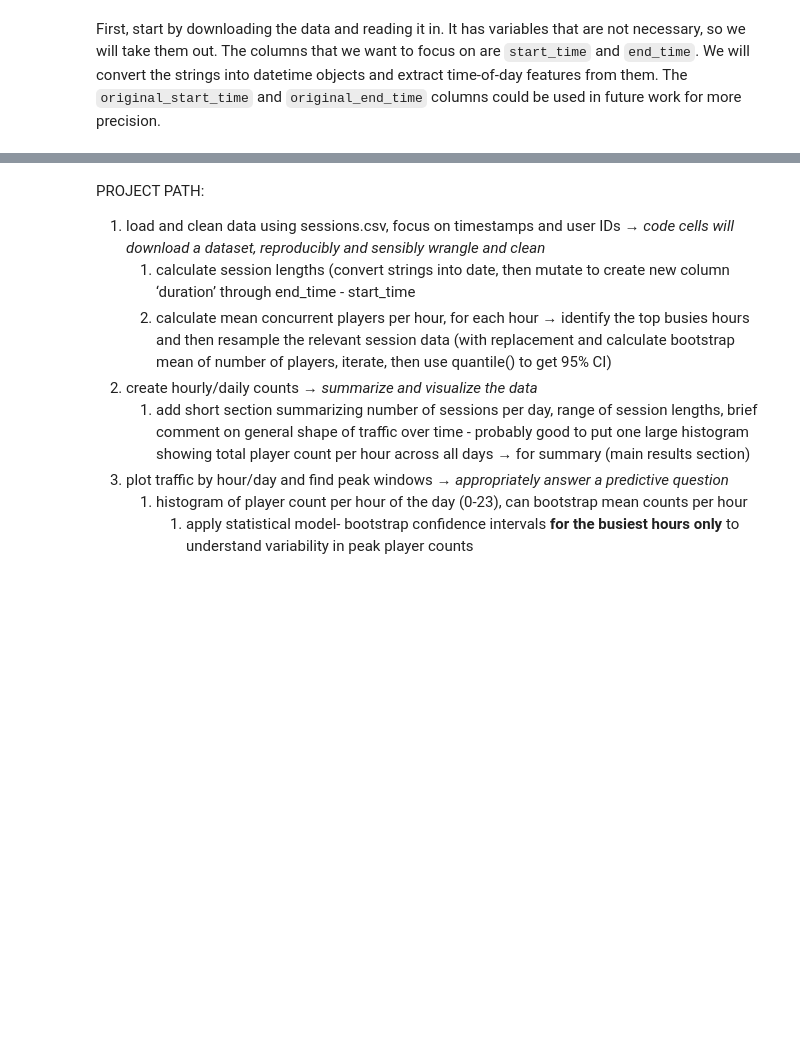
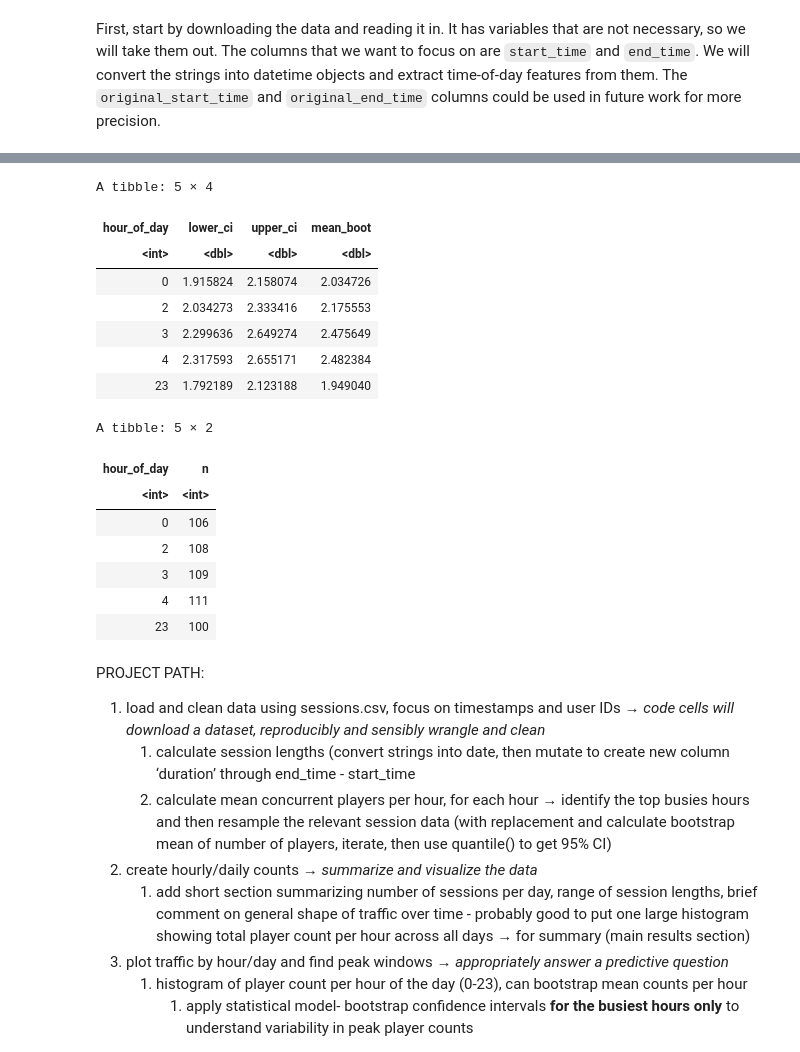
Before and after one commit to kkaitlynu/dsci-100-2025S, a Jupyter notebook: dsci_100_project.ipynb, the cells around one changed output, grey strips where cells are left out. Cells and saved outputs as stored; diff of their text form; code cells hidden in the pictures; blank space fills up the shorter version.

```diff
--- a/dsci_100_project.ipynb
+++ b/dsci_100_project.ipynb
@@ -90,13 +116,52 @@ average_plot <- ggplot(hourly_summary, aes(x = hour_of_day, y = avg_players)) +
 # %%
-## Bootstrap for the busiest hours so that we can give a confidence interval
-
-# Hours of interest
+## Create variable for hours of interest
 hours_of_interest <- c(0, 2, 3, 4, 23)
 
-# Filter and prepare data
-subset_sessions <- expanded_sessions |>
-  filter(hour(hours) %in% hours_of_interest) |>
-  mutate(hour_of_day = hour(hours))
+## Filter for those hours and count players
+busy_hour_counts <- expanded_sessions |>
+  filter(hour_of_day %in% hours_of_interest) |>
+  count(date = as_date(hours), hour_of_day)
+
+## Bootstrap: Sample from full dataset (not per group size), setting seed for reproducibility
+set.seed(123)
+
+bootstrap_results <- busy_hour_counts |>
+  group_by(hour_of_day) |>
+  rep_sample_n(size = nrow(sessions), reps = 1000, replace = TRUE) |>
+  group_by(hour_of_day, replicate) |>
+  summarise(mean_players = mean(n), .groups = "drop")
+# bootstrap_results
+
+## Calculate 95% confidence intervals to estimate the range of concurrent players for the busiest hours.
+bootstrap_summary <- bootstrap_results |>
+  group_by(hour_of_day) |>
+  summarise(
+    lower_ci = quantile(mean_players, 0.025), # for lower quantile
+    upper_ci = quantile(mean_players, 0.975), # for upper quantile
+    mean_boot = mean(mean_players),
+    .groups = "drop")
+
+## Show result
+bootstrap_summary
+
+busy_hour_counts |> count(hour_of_day)
+# %% [output]
+A tibble: 5 × 4
+| hour_of_day | lower_ci | upper_ci | mean_boot |
+| <int> | <dbl> | <dbl> | <dbl> |
+| 0 | 1.915824 | 2.158074 | 2.034726 |
+| 2 | 2.034273 | 2.333416 | 2.175553 |
+| 3 | 2.299636 | 2.649274 | 2.475649 |
+| 4 | 2.317593 | 2.655171 | 2.482384 |
+| 23 | 1.792189 | 2.123188 | 1.949040 |
+A tibble: 5 × 2
+| hour_of_day | n |
+| <int> | <int> |
+| 0 | 106 |
+| 2 | 108 |
+| 3 | 109 |
+| 4 | 111 |
+| 23 | 100 |
 # %% [markdown]
 PROJECT PATH:
 
```
Also changed, not shown: parts of 5 cells of this notebook.
